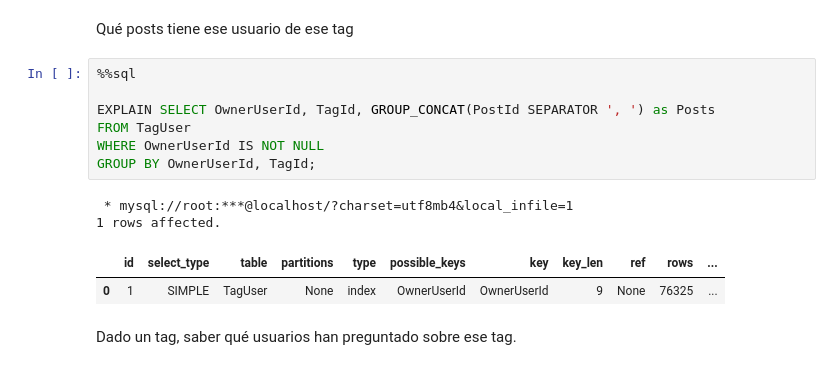
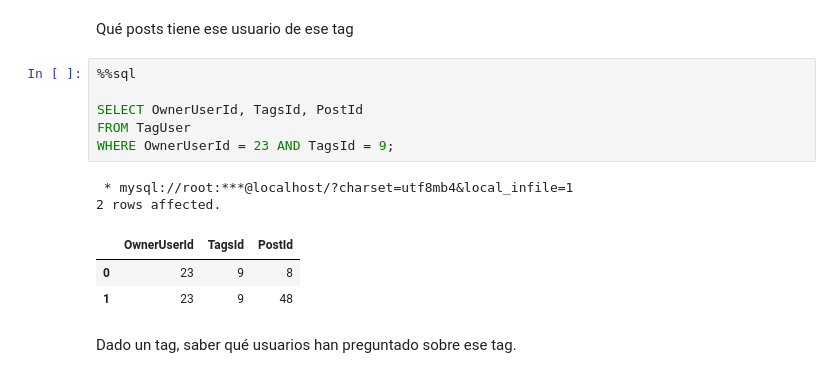
Before and after one commit to alvumu/BDGE, a Jupyter notebook: sql/sesion2.ipynb, the cells around one changed output. Cells and saved outputs as stored; diff of their text form.

```diff
--- a/sql/sesion2.ipynb
+++ b/sql/sesion2.ipynb
@@ -687,14 +875,14 @@ Qué posts tiene ese usuario de ese tag
 # %%
 %%sql
 
-EXPLAIN SELECT OwnerUserId, TagId, GROUP_CONCAT(PostId SEPARATOR ', ') as Posts
+SELECT OwnerUserId, TagsId, PostId
 FROM TagUser
-WHERE OwnerUserId IS NOT NULL
-GROUP BY OwnerUserId, TagId;
+WHERE OwnerUserId = 23 AND TagsId = 9;
 # %% [output]
  * mysql://root:***@localhost/?charset=utf8mb4&local_infile=1
-1 rows affected.
+2 rows affected.
-|  | id | select_type | table | partitions | type | possible_keys | key | key_len | ref | rows | ... |
-| 0 | 1 | SIMPLE | TagUser | None | index | OwnerUserId | OwnerUserId | 9 | None | 76325 | ... |
+|  | OwnerUserId | TagsId | PostId |
+| 0 | 23 | 9 | 8 |
+| 1 | 23 | 9 | 48 |
 # %% [markdown]
 Dado un tag, saber qué usuarios han preguntado sobre ese tag.
```
Also changed, not shown: parts of 40 cells of this notebook.
